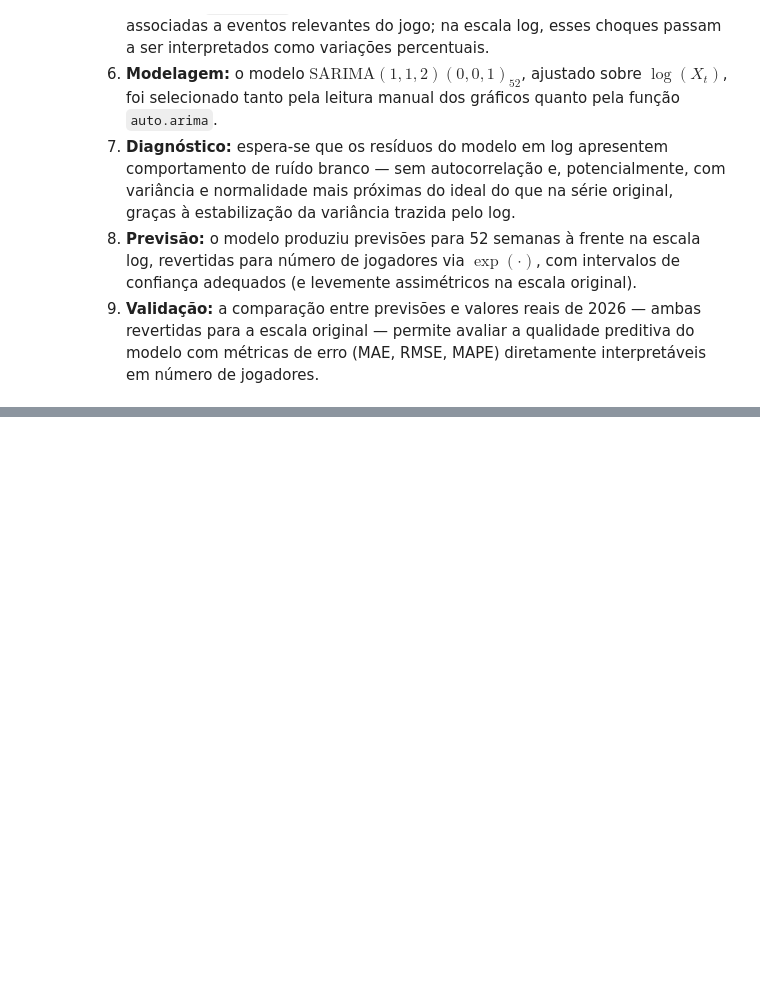
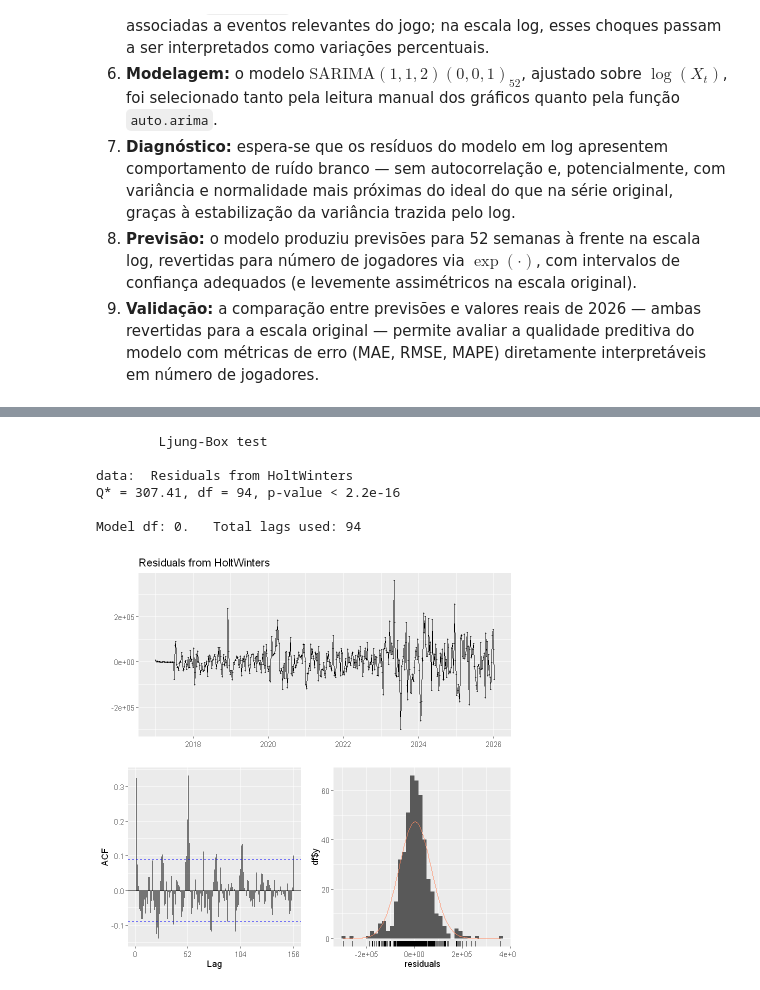
Before and after one commit to Marcehlin/Atividades-2026_1, a Jupyter notebook: Séries Temporais/Seminario/v22_serie_temporais_CS_log.ipynb, the cells around one changed output, grey strips where cells are left out. Cells and saved outputs as stored; diff of their text form; code cells hidden in the pictures; blank space fills up the shorter version.

```diff
--- a/Séries Temporais/Seminario/v22_serie_temporais_CS_log.ipynb
+++ b/Séries Temporais/Seminario/v22_serie_temporais_CS_log.ipynb
@@ -638,0 +752,10 @@ Esta análise percorreu as principais etapas de uma análise de séries temporai
+# %%
+checkresiduals(hw_fit)
+# %% [output]
+        Ljung-Box test
+
+data:  Residuals from HoltWinters
+Q* = 307.41, df = 94, p-value < 2.2e-16
+
+Model df: 0.   Total lags used: 94
+[figure, added]
```
Also changed, not shown: parts of 10 cells of this notebook, 3 other files.
